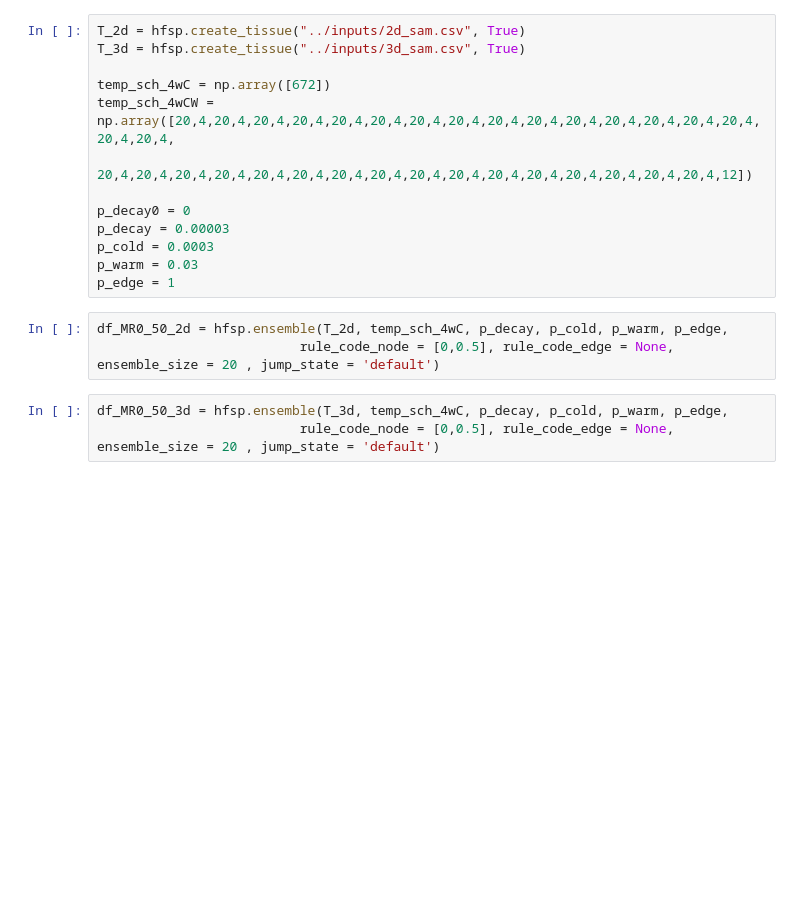
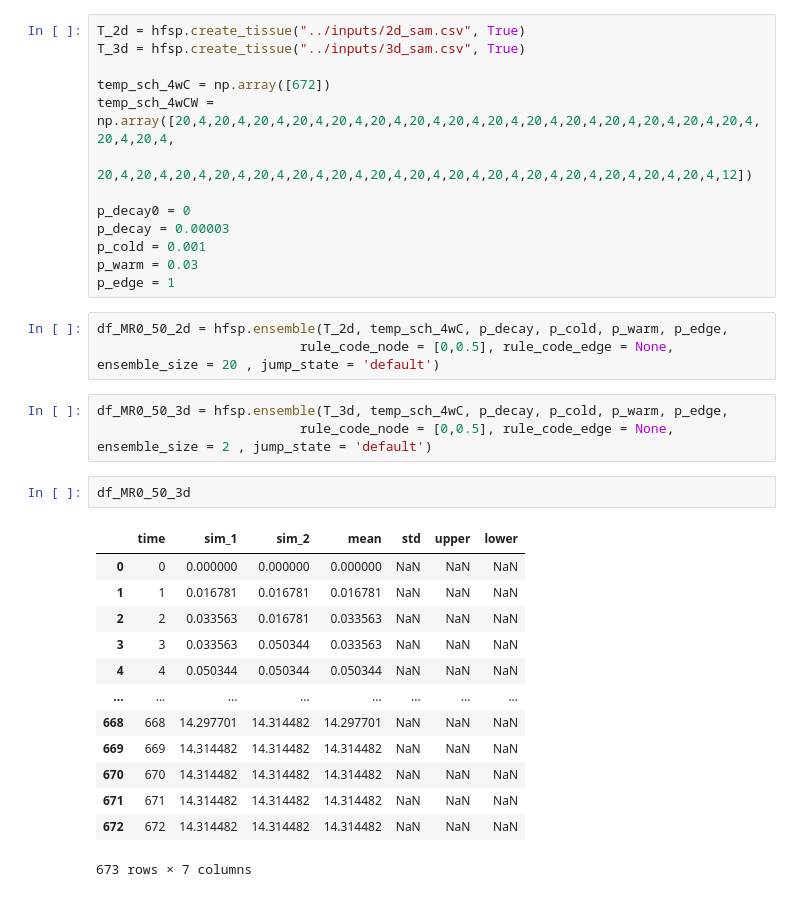
Before and after one commit to ELIFE-ASU/HFSP, a Jupyter notebook: hfsp_notebooks/3d_sam.ipynb, the cells around one changed output. Drawn from its saved outputs; the diff is of its cells as text; blank space fills up the shorter version.

```diff
--- a/hfsp_notebooks/3d_sam.ipynb
+++ b/hfsp_notebooks/3d_sam.ipynb
@@ -20,7 +18,7 @@ temp_sch_4wCW = np.array([20,4,20,4,20,4,20,4,20,4,20,4,20,4,20,4,20,4,20,4,20,4
 
 p_decay0 = 0
 p_decay = 0.00003
-p_cold = 0.0003
+p_cold = 0.001
 p_warm = 0.03
 p_edge = 1
 # %%
@@ -28,7 +26,23 @@ df_MR0_50_2d = hfsp.ensemble(T_2d, temp_sch_4wC, p_decay, p_cold, p_warm, p_edge
                           rule_code_node = [0,0.5], rule_code_edge = None, ensemble_size = 20 , jump_state = 'default')
 # %%
 df_MR0_50_3d = hfsp.ensemble(T_3d, temp_sch_4wC, p_decay, p_cold, p_warm, p_edge,
-                          rule_code_node = [0,0.5], rule_code_edge = None, ensemble_size = 20 , jump_state = 'default')
+                          rule_code_node = [0,0.5], rule_code_edge = None, ensemble_size = 2 , jump_state = 'default')
+# %%
+df_MR0_50_3d
+# %% [output]
+|  | time | sim_1 | sim_2 | mean | std | upper | lower |
+| 0 | 0 | 0.000000 | 0.000000 | 0.000000 | NaN | NaN | NaN |
+| 1 | 1 | 0.016781 | 0.016781 | 0.016781 | NaN | NaN | NaN |
+| 2 | 2 | 0.033563 | 0.016781 | 0.033563 | NaN | NaN | NaN |
+| 3 | 3 | 0.033563 | 0.050344 | 0.033563 | NaN | NaN | NaN |
+| 4 | 4 | 0.050344 | 0.050344 | 0.050344 | NaN | NaN | NaN |
+| ... | ... | ... | ... | ... | ... | ... | ... |
+| 668 | 668 | 14.297701 | 14.314482 | 14.297701 | NaN | NaN | NaN |
+| 669 | 669 | 14.314482 | 14.314482 | 14.314482 | NaN | NaN | NaN |
+| 670 | 670 | 14.314482 | 14.314482 | 14.314482 | NaN | NaN | NaN |
+| 671 | 671 | 14.314482 | 14.314482 | 14.314482 | NaN | NaN | NaN |
+| 672 | 672 | 14.314482 | 14.314482 | 14.314482 | NaN | NaN | NaN |
+673 rows × 7 columns
 # %%
 
 sns.set()
```
Also changed, not shown: parts of 4 cells of this notebook, 13 other files.
